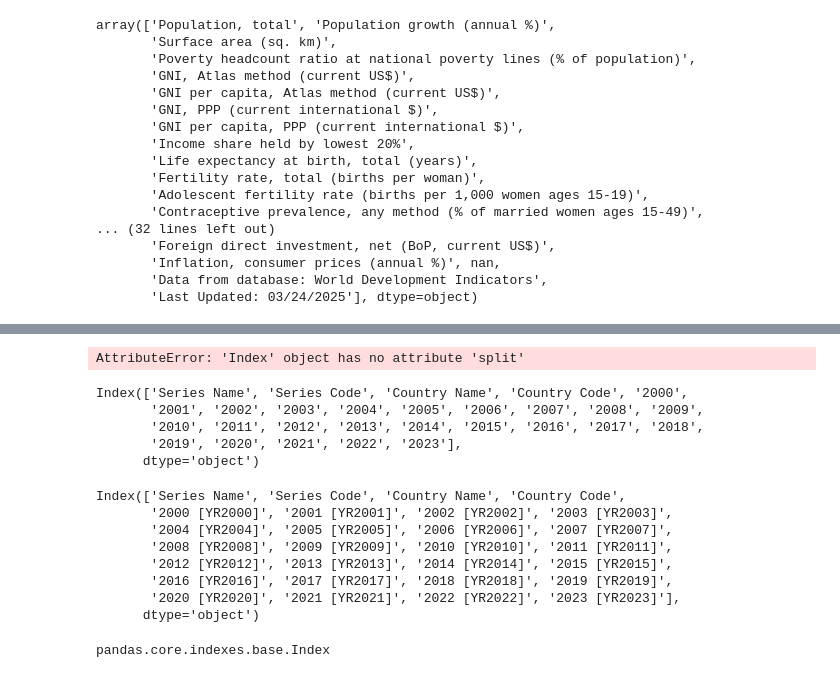
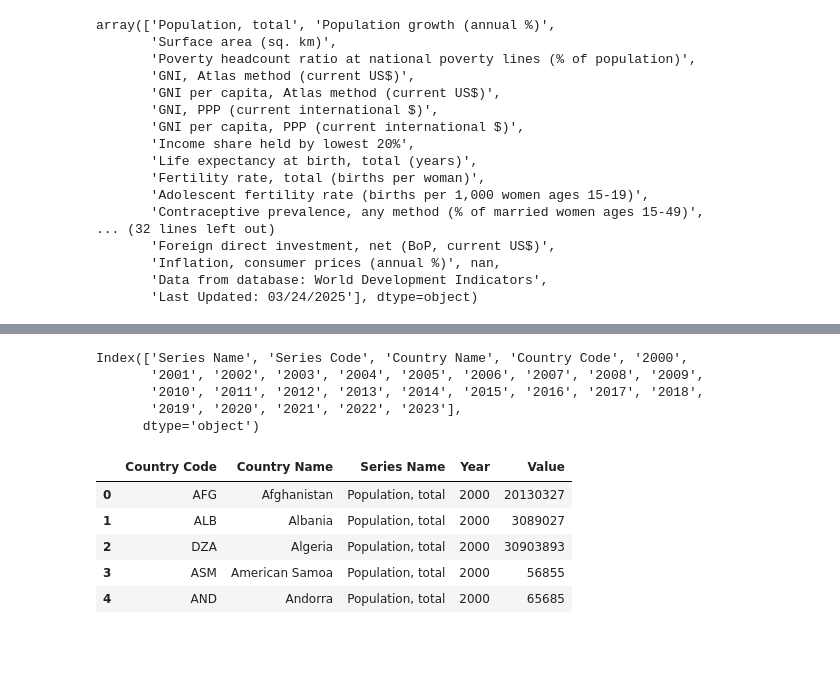
Before and after one commit to haylee360/eds213-section, a Jupyter notebook: data-clean.ipynb, the cells around one changed output, grey strips where cells are left out. Saved outputs shown, nothing was run; the diff lists cells and outputs as text; code cells hidden in the pictures; blank space fills up the shorter version.

```diff
--- a/data-clean.ipynb
+++ b/data-clean.ipynb
@@ -102,8 +102,4 @@ gdp_df.head()
 | 2 | Population, total | SP.POP.TOTL | Algeria | DZA | 30903893 | 31331221 | 31750835 | ... |
 | 3 | Population, total | SP.POP.TOTL | American Samoa | ASM | 56855 | 57053 | 57062 | ... |
 | 4 | Population, total | SP.POP.TOTL | Andorra | AND | 65685 | 65852 | 66506 | ... |
-# %%
-gdp_df.columns[5:].astype(str).split()
-# %% [output]
-AttributeError: 'Index' object has no attribute 'split'
 # %%
@@ -125,18 +114,19 @@ Index(['Series Name', 'Series Code', 'Country Name', 'Country Code', '2000',
        '2010', '2011', '2012', '2013', '2014', '2015', '2016', '2017', '2018',
        '2019', '2020', '2021', '2022', '2023'],
       dtype='object')
-# %%
-gdp_df.columns
-# %% [output]
-Index(['Series Name', 'Series Code', 'Country Name', 'Country Code',
-       '2000 [YR2000]', '2001 [YR2001]', '2002 [YR2002]', '2003 [YR2003]',
-       '2004 [YR2004]', '2005 [YR2005]', '2006 [YR2006]', '2007 [YR2007]',
-       '2008 [YR2008]', '2009 [YR2009]', '2010 [YR2010]', '2011 [YR2011]',
-       '2012 [YR2012]', '2013 [YR2013]', '2014 [YR2014]', '2015 [YR2015]',
-       '2016 [YR2016]', '2017 [YR2017]', '2018 [YR2018]', '2019 [YR2019]',
-       '2020 [YR2020]', '2021 [YR2021]', '2022 [YR2022]', '2023 [YR2023]'],
-      dtype='object')
-# %%
-type(gdp_df.columns)
-# %% [output]
-pandas.core.indexes.base.Index
+# %%
+gdp_melt = gdp_df.melt(
+    id_vars=['Country Code', 'Country Name', 'Series Name', 'Series Code'],
+    var_name='Year',
+    value_name='Value'
+)
+
+gdp_melt = gdp_melt.drop(columns='Series Code')
+gdp_melt.head()
+# %% [output]
+|  | Country Code | Country Name | Series Name | Year | Value |
+| 0 | AFG | Afghanistan | Population, total | 2000 | 20130327 |
+| 1 | ALB | Albania | Population, total | 2000 | 3089027 |
+| 2 | DZA | Algeria | Population, total | 2000 | 30903893 |
+| 3 | ASM | American Samoa | Population, total | 2000 | 56855 |
+| 4 | AND | Andorra | Population, total | 2000 | 65685 |
```
Also changed, not shown: parts of 3 cells of this notebook.
